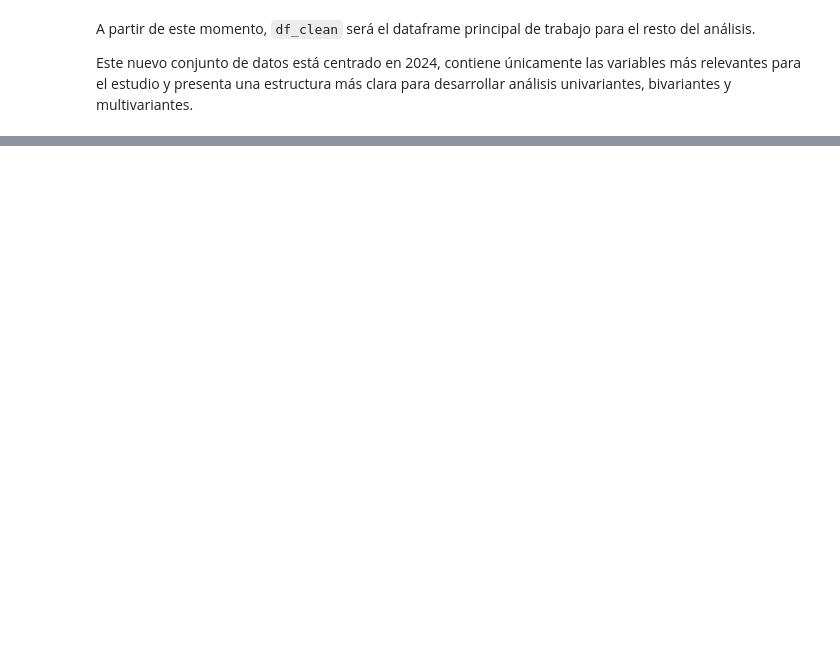
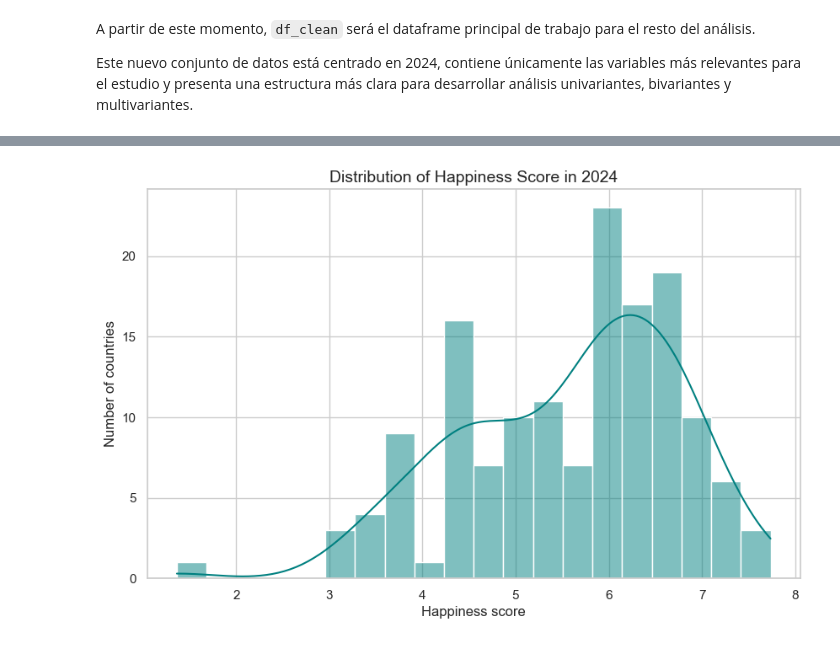
Before and after one commit to josemarin-create/eda-happiness-2024, a Jupyter notebook: notebooks/eda_happiness.ipynb, the cells around one changed output, grey strips where cells are left out. Drawn from its saved outputs; the diff is of its cells as text; code cells hidden in the pictures; blank space fills up the shorter version.

```diff
--- a/notebooks/eda_happiness.ipynb
+++ b/notebooks/eda_happiness.ipynb
@@ -98,5 +101,8 @@ import pandas as pd
 
 df = pd.read_csv('../src/data/happiness.csv')
+# %%
+sns.set(style='whitegrid')
+plt.rcParams['figure.figsize'] = (10, 6)
 # %%
 # Vemos las primeras filas del dataframe
 df.head()
@@ -347,0 +376,10 @@ Este nuevo conjunto de datos está centrado en 2024, contiene únicamente las va
+# %%
+plt.figure(figsize=(10, 6))
+sns.histplot(df_clean['happiness_score'], bins=20, kde=True, color='teal')
+
+plt.title('Distribution of Happiness Score in 2024', fontsize=14)
+plt.xlabel('Happiness score')
+plt.ylabel('Number of countries')
+plt.show()
+# %% [output]
+[figure, added]
```
Also changed, not shown: parts of 12 cells of this notebook.
